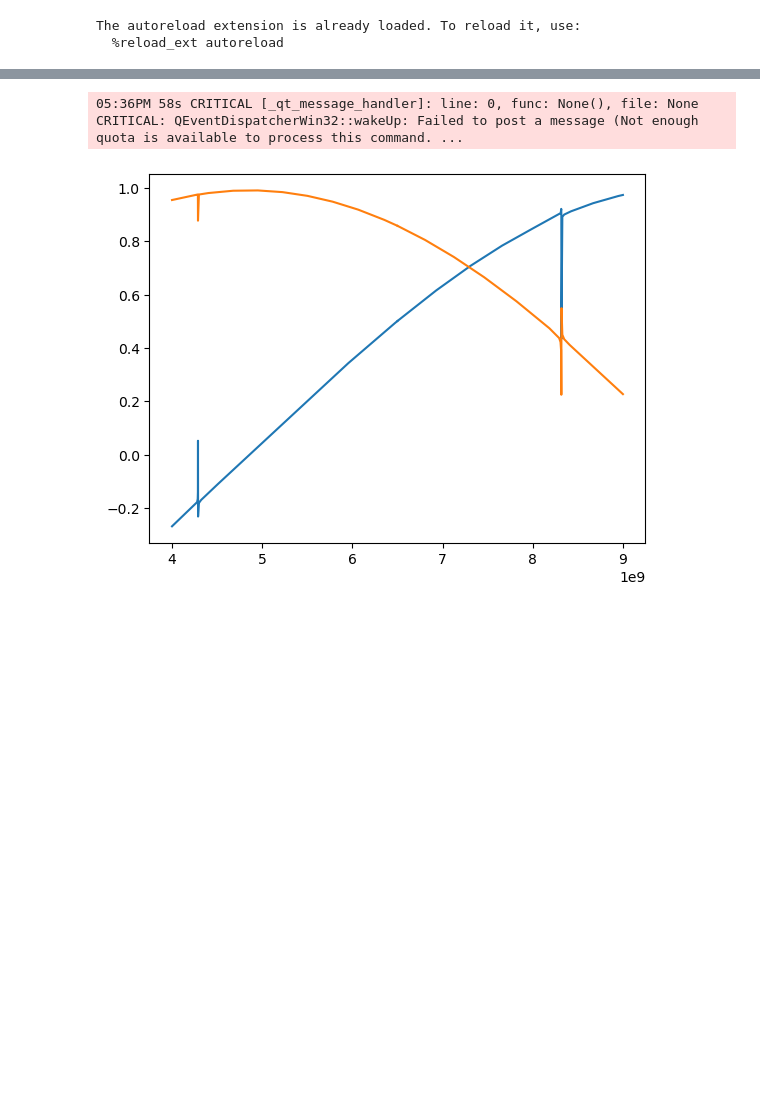
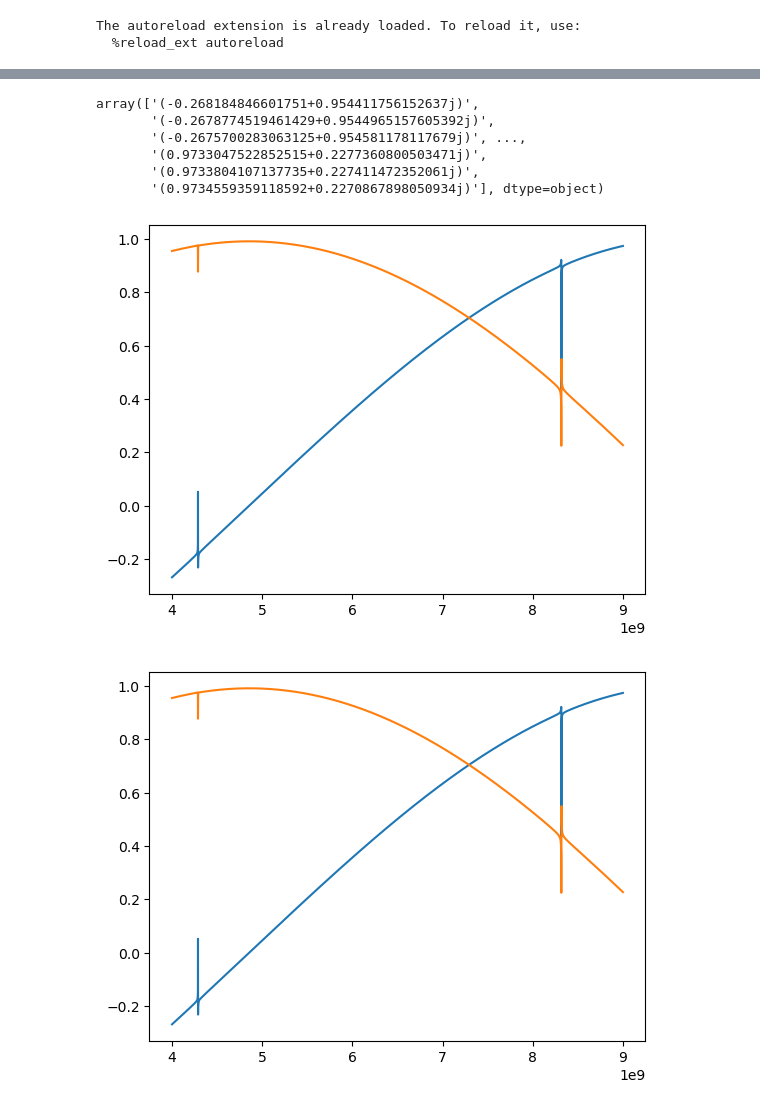
Before and after one commit to shanto268/metal-library, a Jupyter notebook: tutorials/scattering.ipynb, the cells around one changed output, grey strips where cells are left out. Drawn from its saved outputs; the diff is of its cells as text; code cells hidden in the pictures; blank space fills up the shorter version.

```diff
--- a/tutorials/scattering.ipynb
+++ b/tutorials/scattering.ipynb
@@ -591,13 +455,10 @@ dataframe_scattering[0]['Imag(S21)'] = s21imag
-# %%
-# Reference to current axis.
-magnitude = plt.figure('Real S21, Imag S21')
-axis = plt.gca() # Get current axis.
-dataframe_scattering[0].plot(kind = 'line', y='Real(S21)', color = 'green', ax = axis)
-dataframe_scattering[0].plot(kind = 'line', y='Imag(S21)', color = 'blue', ax = axis)
-plt.title(f'S-Parameter Amplitude')
-plt.xlabel(f'frequency [GHZ]')
-plt.ylabel(f're(S22), im(S22) Amp')
-magnitude.show()
-# %% [output]
-05:36PM 58s CRITICAL [_qt_message_handler]: line: 0, func: None(), file: None  CRITICAL: QEventDispatcherWin32::wakeUp: Failed to post a message (Not enough quota is available to process this command. ...
+# %%
+s21real
+# %% [output]
+array(['(-0.268184846601751+0.954411756152637j)',
+       '(-0.2678774519461429+0.9544965157605392j)',
+       '(-0.2675700283063125+0.954581178117679j)', ...,
+       '(0.9733047522852515+0.2277360800503471j)',
+       '(0.9733804107137735+0.227411472352061j)',
+       '(0.9734559359118592+0.2270867898050934j)'], dtype=object)
 # %%
@@ -612,12 +471,18 @@ Q = np.array(list(imags21.values))
 import pandas as pd
 
 # Load the CSV file into a DataFrame
-df = pd.read_csv("path/to/your/freqs_I_Q.csv")
+df = pd.read_csv("freqs_I_Q.csv")
 
 # Extract the columns into variables
 freqs = df['freqs'].to_numpy()
 I = df['I'].to_numpy()
 Q = df['Q'].to_numpy()
+# %%
+plt.plot(freqs,I)
+plt.plot(freqs,Q)
+plt.show()
+# %% [output]
+[figure, added]
 # %%
 plt.plot(freqs,I)
 plt.plot(freqs,Q)
```
Also changed, not shown: parts of 40 cells of this notebook, 1 other file.
